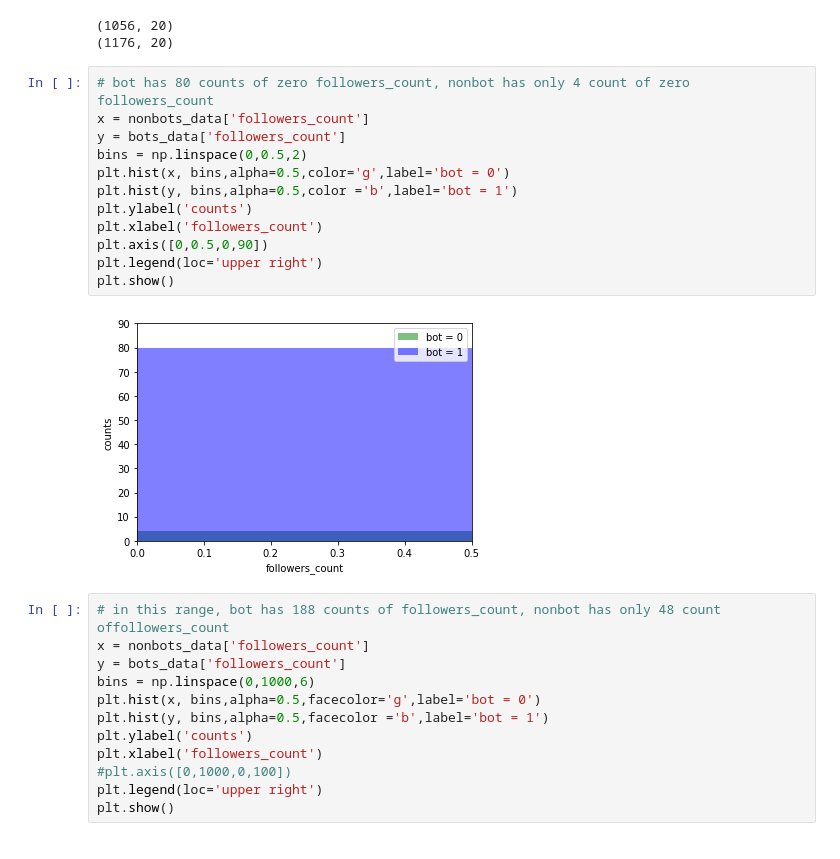
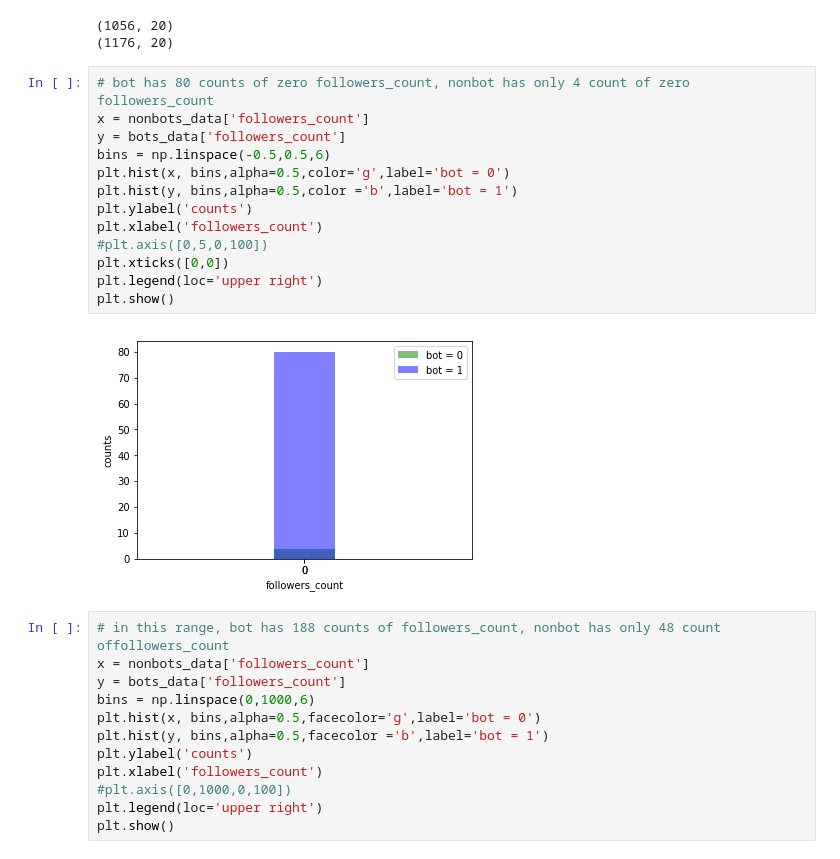
Before and after one commit to qiweizhou94/ML_TwitterProject, a Jupyter notebook: Project1-2-4.9.2017.ipynb, the cells around one changed output. Saved outputs shown, nothing was run; the diff lists cells and outputs as text.

```diff
--- a/Project1-2-4.9.2017.ipynb
+++ b/Project1-2-4.9.2017.ipynb
@@ -27,17 +27,18 @@ print(nonbots_data.shape)
 # %%
 # bot has 80 counts of zero followers_count, nonbot has only 4 count of zero followers_count
 x = nonbots_data['followers_count']
 y = bots_data['followers_count']
-bins = np.linspace(0,0.5,2)
+bins = np.linspace(-0.5,0.5,6)
 plt.hist(x, bins,alpha=0.5,color='g',label='bot = 0')
 plt.hist(y, bins,alpha=0.5,color ='b',label='bot = 1')
 plt.ylabel('counts')
 plt.xlabel('followers_count')
-plt.axis([0,0.5,0,90])
+#plt.axis([0,5,0,100])
+plt.xticks([0,0])
 plt.legend(loc='upper right')
 plt.show()
 # %% [output]
-[figure, old version]
+[figure, new version]
 # %%
 # in this range, bot has 188 counts of followers_count, nonbot has only 48 count offollowers_count
 x = nonbots_data['followers_count']
```
Also changed, not shown: parts of 14 cells of this notebook, 1 other file.
